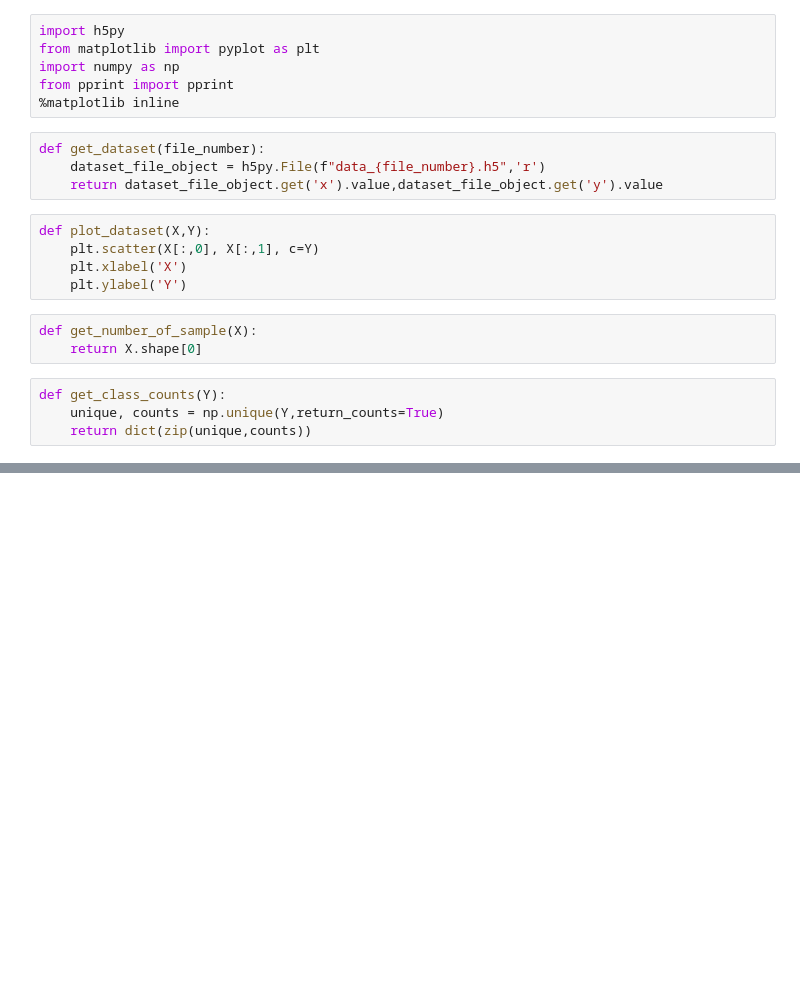
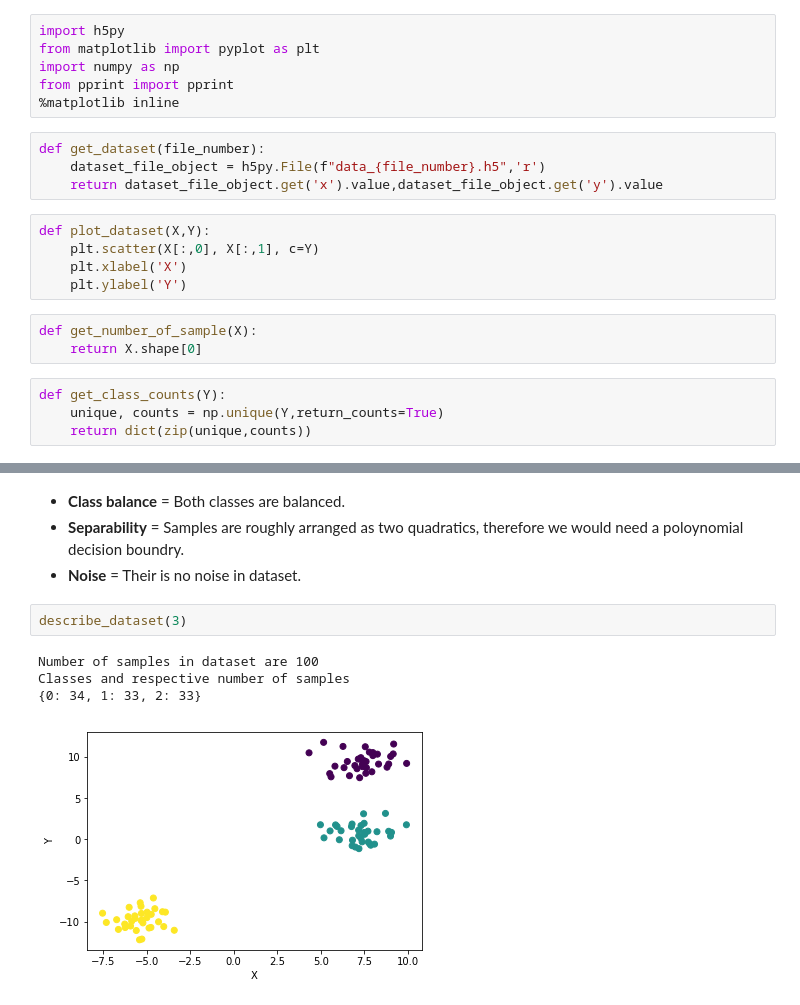
Before and after one commit to Hitkul/ML_course_IIITD, a Jupyter notebook: Assignment 2/Assignment_2.ipynb, the cells around one changed output, grey strips where cells are left out. Saved outputs shown, nothing was run; the diff lists cells and outputs as text; blank space fills up the shorter version.

```diff
--- a/Assignment 2/Assignment_2.ipynb
+++ b/Assignment 2/Assignment_2.ipynb
@@ -37,0 +52,11 @@ Classes and respective number of samples
+# %% [markdown]
+- **Class balance** = Both classes are balanced.
+- **Separability** = Samples are roughly arranged as two quadratics, therefore we would need a poloynomial decision boundry.
+- **Noise** = Their is no noise in dataset.
+# %%
+describe_dataset(3)
+# %% [output]
+Number of samples in dataset are 100
+Classes and respective number of samples
+{0: 34, 1: 33, 2: 33}
+[figure, added]
```
Also changed, not shown: parts of 11 cells of this notebook.
